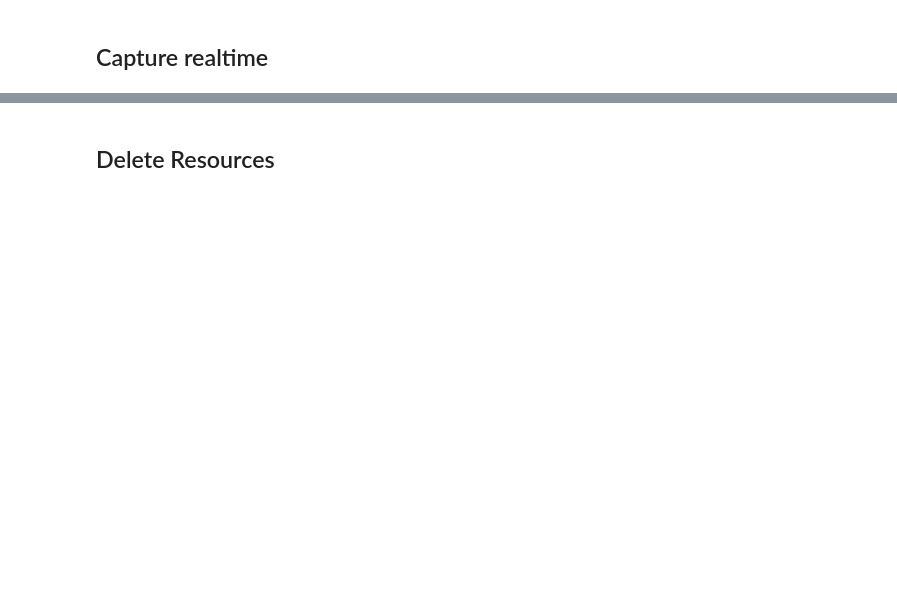
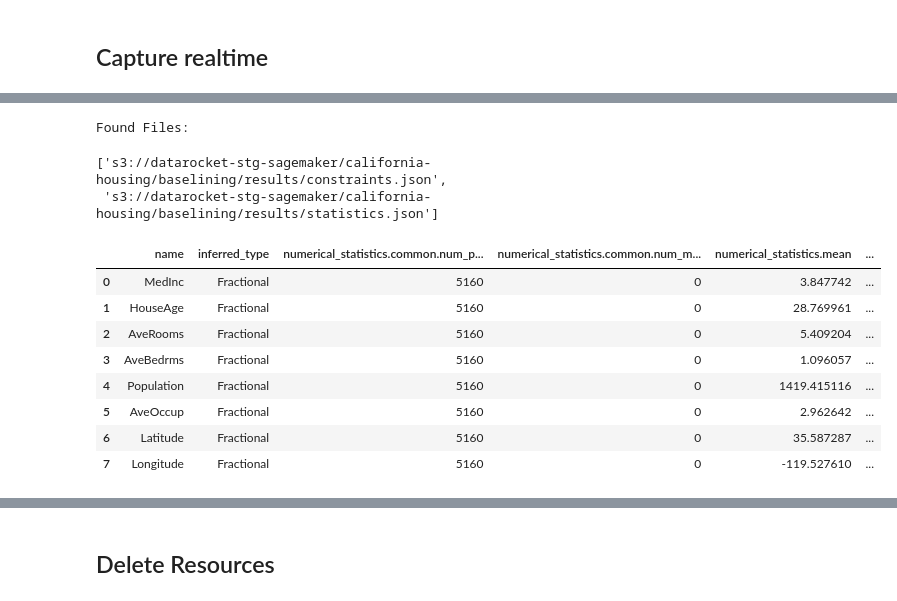
Before and after one commit to ernane/scikit-learn-bring-your-own-model, a Jupyter notebook: sagemaker.ipynb, the cells around one changed output, grey strips where cells are left out. Drawn from its saved outputs; the diff is of its cells as text; code cells hidden in the pictures; blank space fills up the shorter version.

```diff
--- a/sagemaker.ipynb
+++ b/sagemaker.ipynb
@@ -262,0 +453,15 @@ print(json.dumps(json.loads(capture_file.split("\n")[0]), indent=2)[:1000])
+# %%
+my_default_monitor = DefaultModelMonitor(
+    role=sm_role,
+    instance_count=1,
+    instance_type="ml.m5.xlarge",
+    volume_size_in_gb=20,
+    max_runtime_in_seconds=3600,
+)
+
+baseline_job = my_default_monitor.suggest_baseline(
+    baseline_dataset=baseline_data_path,
+    dataset_format=DatasetFormat.csv(header=True),
+    output_s3_uri=baseline_results_uri,
+    wait=True,
+)
@@ -262,0 +486,21 @@ print(json.dumps(json.loads(capture_file.split("\n")[0]), indent=2)[:1000])
+# %%
+print("Found Files:")
+S3Downloader.list("s3://{}/{}".format(bucket, baseline_results_prefix))
+# %% [output]
+Found Files:
+['s3://datarocket-stg-sagemaker/california-housing/baselining/results/constraints.json',
+ 's3://datarocket-stg-sagemaker/california-housing/baselining/results/statistics.json']
+# %%
+baseline_job = my_default_monitor.latest_baselining_job
+schema_df = pd.json_normalize(baseline_job.baseline_statistics().body_dict["features"])
+schema_df.head(10)
+# %% [output]
+|  | name | inferred_type | numerical_statistics.common.num_p... | numerical_statistics.common.num_m... | numerical_statistics.mean | ... |
+| 0 | MedInc | Fractional | 5160 | 0 | 3.847742 | ... |
+| 1 | HouseAge | Fractional | 5160 | 0 | 28.769961 | ... |
+| 2 | AveRooms | Fractional | 5160 | 0 | 5.409204 | ... |
+| 3 | AveBedrms | Fractional | 5160 | 0 | 1.096057 | ... |
+| 4 | Population | Fractional | 5160 | 0 | 1419.415116 | ... |
+| 5 | AveOccup | Fractional | 5160 | 0 | 2.962642 | ... |
+| 6 | Latitude | Fractional | 5160 | 0 | 35.587287 | ... |
+| 7 | Longitude | Fractional | 5160 | 0 | -119.527610 | ... |
```
Also changed, not shown: parts of 32 cells of this notebook, 3 other files.
